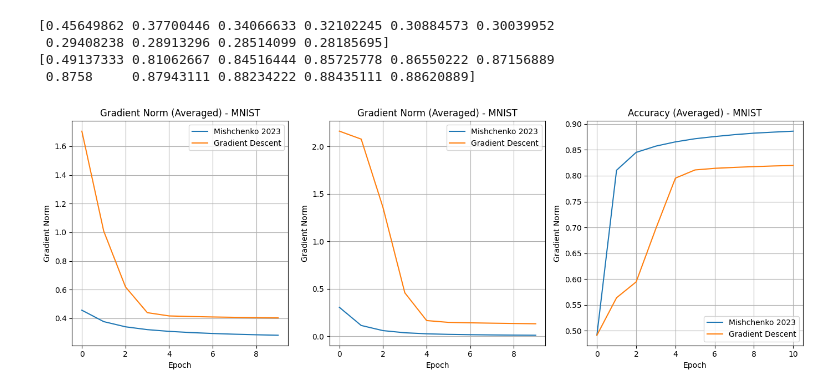
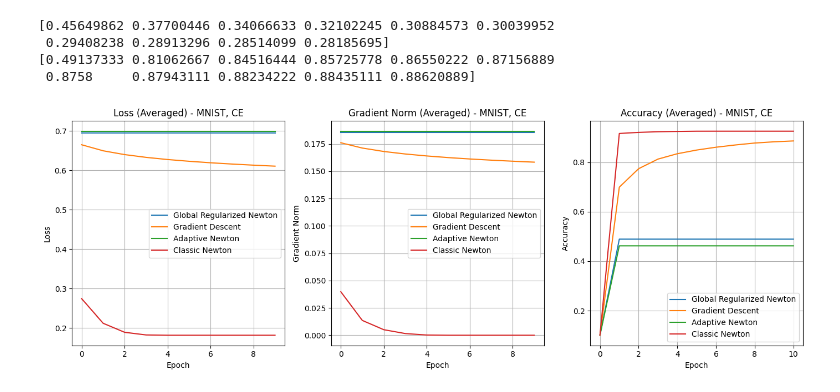
Before and after one commit to fygo97/global-convergence-newton, a Jupyter notebook: scripts/global-newton.ipynb, the cells around one changed output. Cells and saved outputs as stored; diff of their text form; code cells hidden in the pictures.

Commit message:
add night stuff

```diff
--- a/scripts/global-newton.ipynb
+++ b/scripts/global-newton.ipynb
@@ -25,13 +25,20 @@ Make sure you downloaded the required datasets and place them in the same direct
 #### Evaluation:
 Note that the test accuracy is outputed at the end of the training run, so you might need to scroll down to the end of the output to see it.
 # %%
-training_losses = []
-gradient_norms = []
-training_accuracies = []
+all_training_losses = []
+all_gradient_norms = []
+all_training_accuracies = []
 
-for run in range(number_of_runs_per_method):
-    lr, accuracy = perform_train_run("mnist", "ce", "m22", epochs=epochs)
-    training_losses.append(lr.losses)
-    gradient_norms.append(lr.grad_norm)
-    training_accuracies.append(lr.train_accuracies)
+for i, method in enumerate(["gd", "grd", "adan", "newton"]):
+    training_losses = []
+    gradient_norms = []
+    training_accuracies = []
+    for run in range(number_of_runs_per_method):
+        lr, accuracy = perform_train_run("ijcnn1", "ce", method, epochs=epochs)
+        training_losses.append(lr.losses)
+        gradient_norms.append(lr.grad_norm)
+        training_accuracies.append(lr.train_accuracies)
+    all_training_losses.append(training_losses)
+    all_gradient_norms.append(gradient_norms)
+    all_training_accuracies.append(training_accuracies)
 # %% [output]
@@ -97,7 +182,7 @@ def average_runs_per_epoch(runs):
     runs = np.array(runs)  # shape: (num_runs, epochs, classes)
     return np.mean(runs, axis=0)
 
-def plot_stuff(training_losses, gradient_norms, train_acc, method_name="M22", data_set="mnist"):
+def plot_stuff(training_losses, gradient_norms, train_acc, method_name="M22", data_set="IJCNN1"):
     # Average over runs per epoch
     avg_loss = average_runs_per_epoch(training_losses)
     avg_grad = average_runs_per_epoch(gradient_norms)
@@ -119,29 +204,32 @@ print(average_runs_per_epoch(training_accuracies))
 # %%
 fig, (ax1, ax2, ax3) = plt.subplots(1, 3, figsize=(14, 5))
 data_set = "MNIST"
+loss_type = "CE"
 
-plot_stuff(training_losses, gradient_norms, training_accuracies, method_name="Mishchenko 2023")
-plot_stuff(training_losses_gd, gradient_norms_gd, training_accuracies_gd, method_name="Gradient Descent")
+plot_stuff(all_training_losses[1], all_gradient_norms[1], all_training_accuracies[1], method_name="Global Regularized Newton")
+plot_stuff(all_training_losses[0], all_gradient_norms[0], all_training_accuracies[0], method_name="Gradient Descent")
+plot_stuff(all_training_losses[2], all_gradient_norms[2], all_training_accuracies[2], method_name="Adaptive Newton")
+plot_stuff(all_training_losses[3], all_gradient_norms[3], all_training_accuracies[3], method_name="Classic Newton")
 
-ax1.set_title(f"Gradient Norm (Averaged) - {data_set}")
+ax1.set_title(f"Loss (Averaged) - {data_set}, {loss_type}")
 ax1.set_xlabel("Epoch")
-ax1.set_ylabel("Gradient Norm")
+ax1.set_ylabel("Loss")
 ax1.legend()
 ax1.grid(True)
 
-ax2.set_title(f"Gradient Norm (Averaged) - {data_set}")
+ax2.set_title(f"Gradient Norm (Averaged) - {data_set}, {loss_type}")
 ax2.set_xlabel("Epoch")
 ax2.set_ylabel("Gradient Norm")
 ax2.legend()
 ax2.grid(True)
 
-ax3.set_title(f"Accuracy (Averaged) - {data_set}")
+ax3.set_title(f"Accuracy (Averaged) - {data_set}, {loss_type}")
 ax3.set_xlabel("Epoch")
-ax3.set_ylabel("Gradient Norm")
+ax3.set_ylabel("Accuracy")
 ax3.legend()
 ax3.grid(True)
 
 plt.tight_layout()
 plt.show()
 # %% [output]
-[figure, old version]
+[figure, new version]
```
Also changed, not shown: parts of 1 cell of this notebook, 3 other files.
